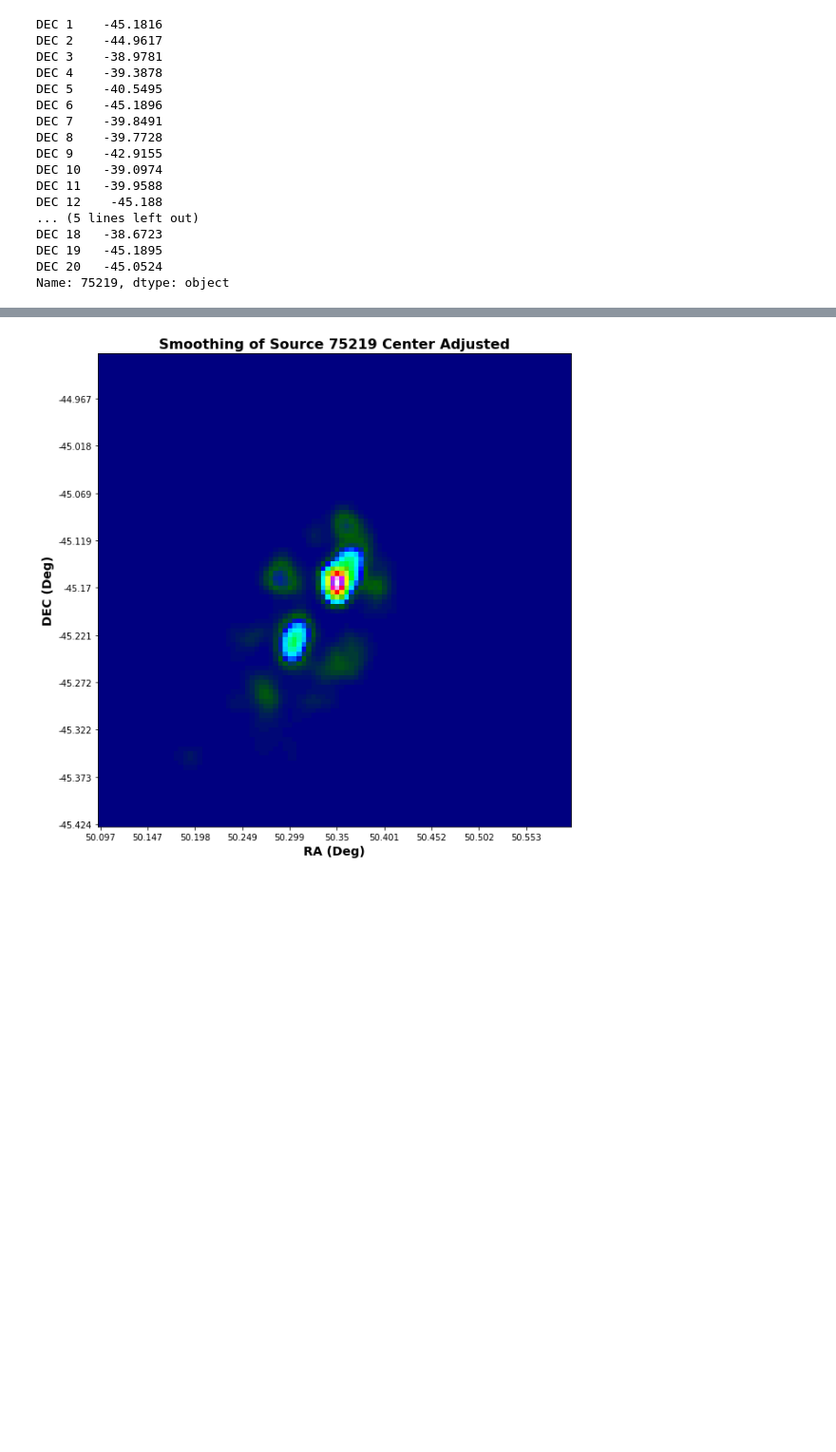
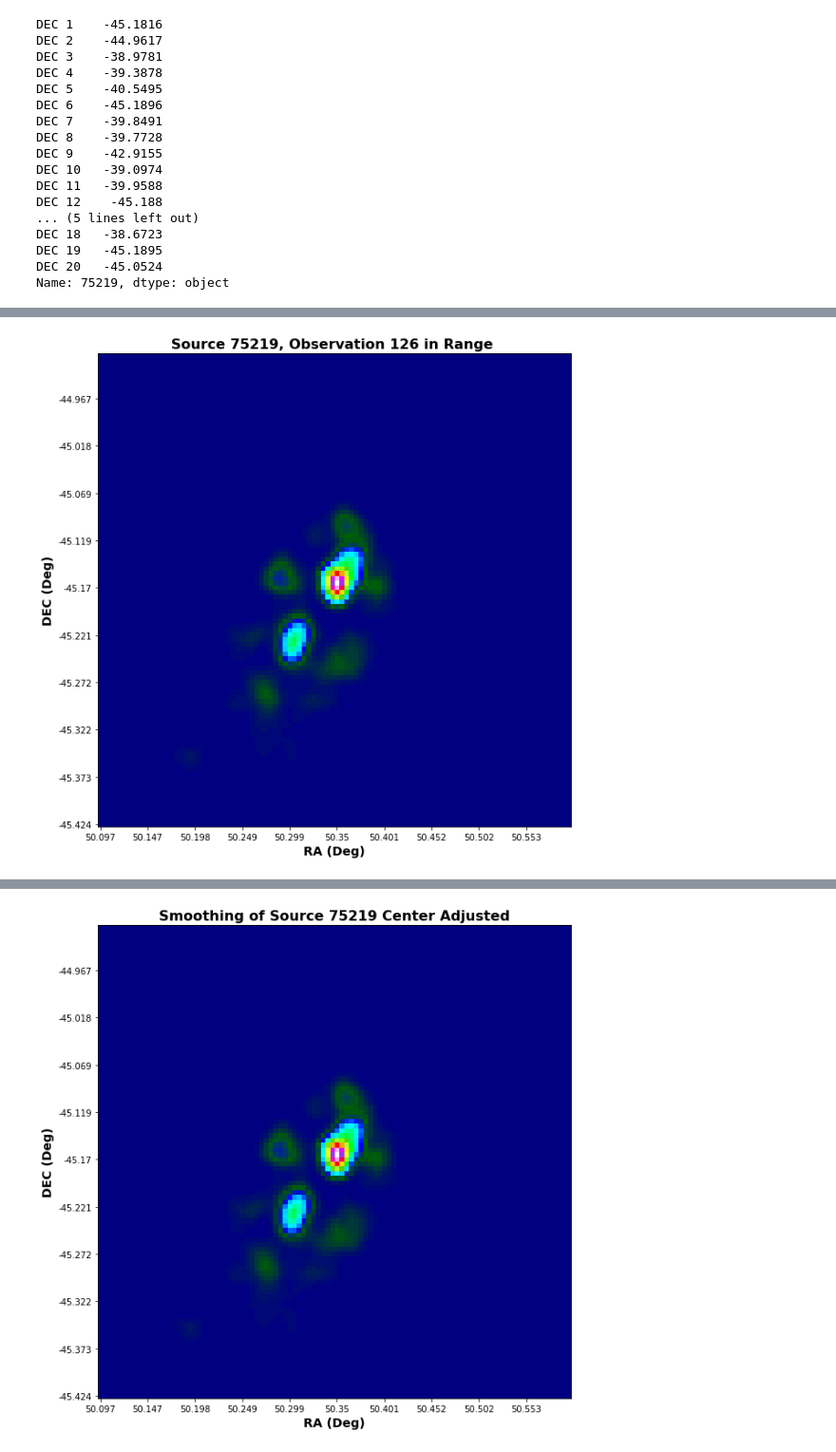
Before and after one commit to kelceydavis33/Source_Matching, a Jupyter notebook: GLEAM_p37.ipynb, the cells around one changed output, grey strips where cells are left out. Shown at 95% size. Saved outputs shown, nothing was run; the diff lists cells and outputs as text; code cells hidden in the pictures; blank space fills up the shorter version.

```diff
--- a/GLEAM_p37.ipynb
+++ b/GLEAM_p37.ipynb
@@ -1048,2 +1233,2 @@ def center_adjusted(table, index, x_stretch, y_stretch):
 # %%
-d = center_adjusted(table, 75219, .25, .25)
+o = center_adjusted(table, 75219, .25, .25)
@@ -1069,0 +1235,11 @@ d['indv_obs']
+# %%
+plt.imshow(np.array(o['indv_obs'])[0], origin = 'lower', cmap = 'gist_ncar')
+plt.xticks(np.arange(0, 100, 10),np.around(o['xticks'][0::10], decimals = 3))
+plt.yticks(np.arange(0, 100, 10),np.around(o['yticks'][0::10], decimals = 3))
+plt.title('Source {}, Observation {} in Range '.format(index, i))
+plt.xlabel('RA (Deg)')
+plt.ylabel('DEC (Deg)');
+        #plt.savefig('newSource{}_Obs{}_range0-15_,{}JyOmmited,{}mean.png'.format(index, i, data_omited, h_ang))
+        #plt.savefig('TEST{}'.format(i))
+# %% [output]
+[figure, added]
```
Also changed, not shown: parts of 19 cells of this notebook.
